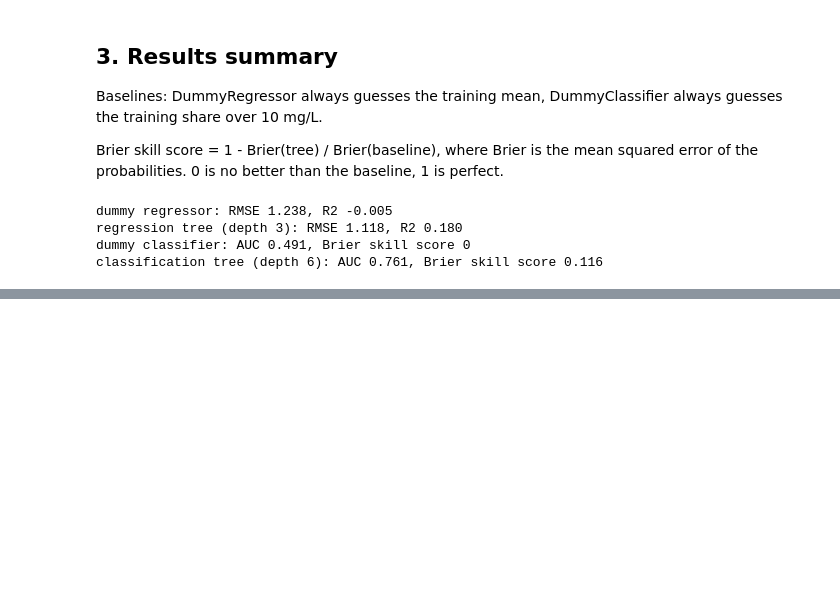
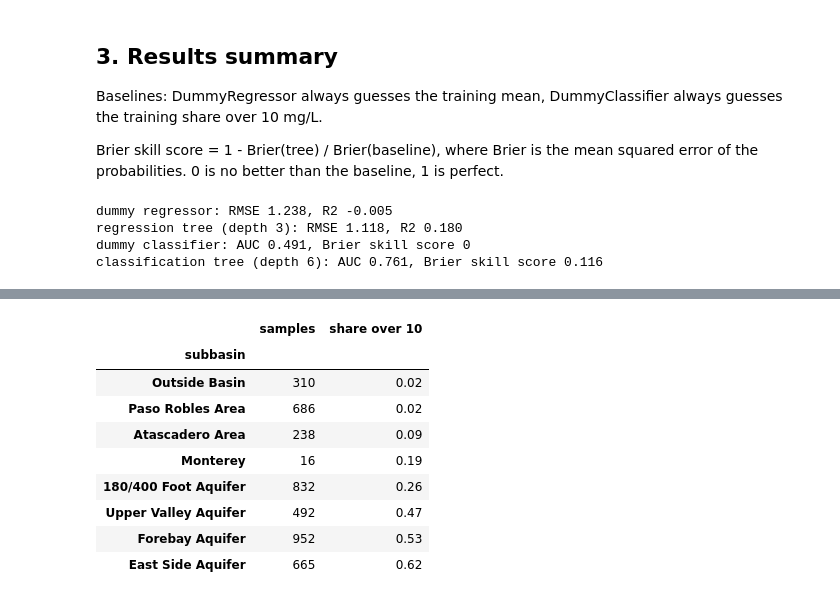
Before and after one commit to Erdos-Projects/fall-2026-infrastructure-placement, a Jupyter notebook: notebooks/models/decision_tree.ipynb, the cells around one changed output, grey strips where cells are left out. Saved outputs shown, nothing was run; the diff lists cells and outputs as text; code cells hidden in the pictures; blank space fills up the shorter version.

```diff
--- a/notebooks/models/decision_tree.ipynb
+++ b/notebooks/models/decision_tree.ipynb
@@ -193,0 +201,23 @@ classification tree (depth 6): AUC 0.761, Brier skill score 0.116
+# %%
+# which subbasin each well is in, wells in the hills outside the basin get "Outside Basin"
+basins = gpd.read_file("salinas_valley_subbasins.geojson")
+points = gpd.points_from_xy(train_val["gm_longitude"], train_val["gm_latitude"])
+wells = gpd.GeoDataFrame(train_val[["gm_well_id"]], geometry=points, crs=4326)
+wells = gpd.sjoin(wells, basins[["Basin_Subbasin_Name", "geometry"]], how="left", predicate="within")
+
+train_val["subbasin"] = wells["Basin_Subbasin_Name"].str.replace("SALINAS VALLEY - ", "").fillna("OUTSIDE BASIN").str.title()
+
+by_subbasin = train_val.groupby("subbasin")["over_10"].agg(["size", "mean"]).sort_values("mean")
+by_subbasin.columns = ["samples", "share over 10"]
+by_subbasin.round(2)
+# %% [output]
+|  | samples | share over 10 |
+| subbasin |  |  |
+| Outside Basin | 310 | 0.02 |
+| Paso Robles Area | 686 | 0.02 |
+| Atascadero Area | 238 | 0.09 |
+| Monterey | 16 | 0.19 |
+| 180/400 Foot Aquifer | 832 | 0.26 |
+| Upper Valley Aquifer | 492 | 0.47 |
+| Forebay Aquifer | 952 | 0.53 |
+| East Side Aquifer | 665 | 0.62 |
```
Also changed, not shown: parts of 6 cells of this notebook, 1 other file.
